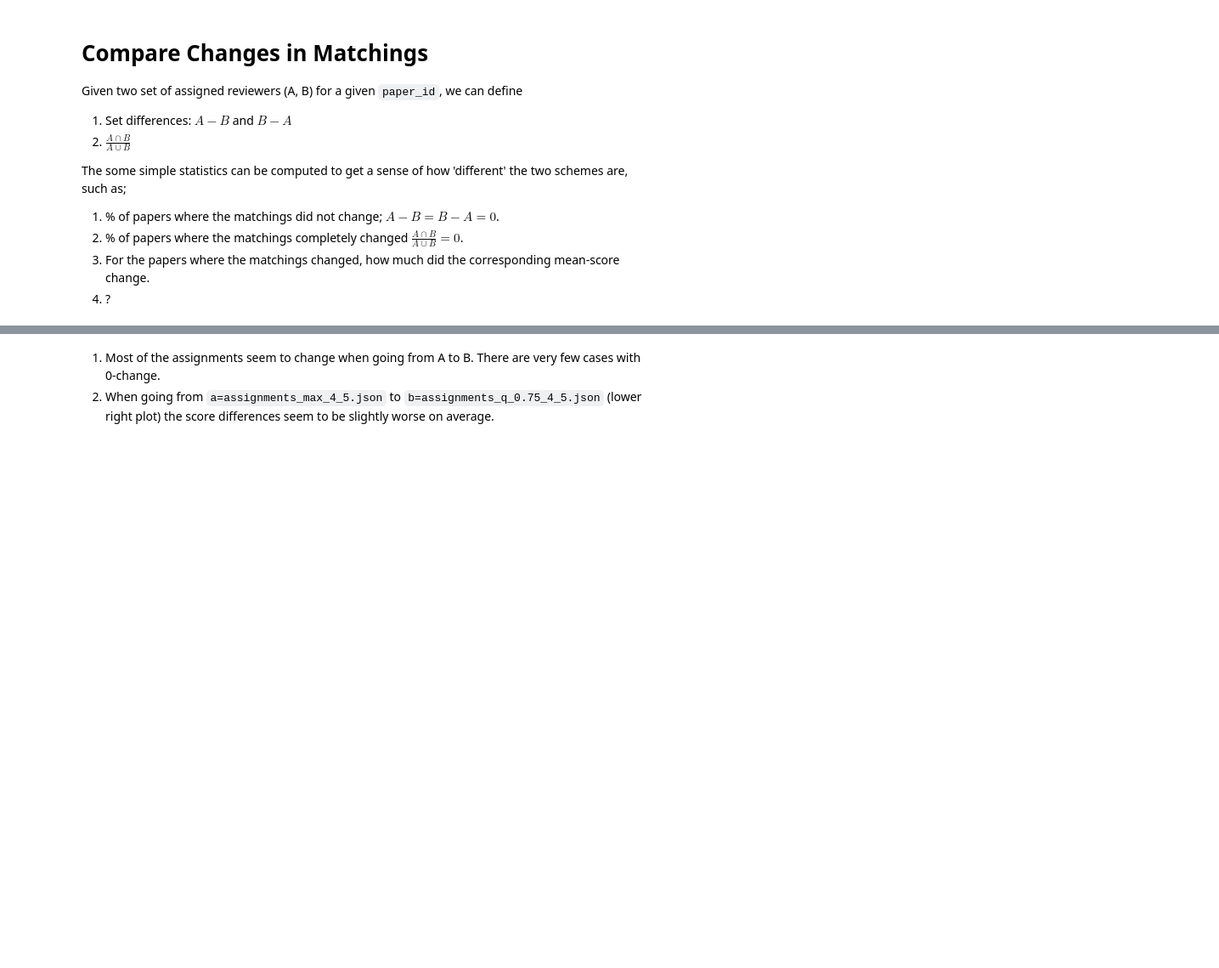
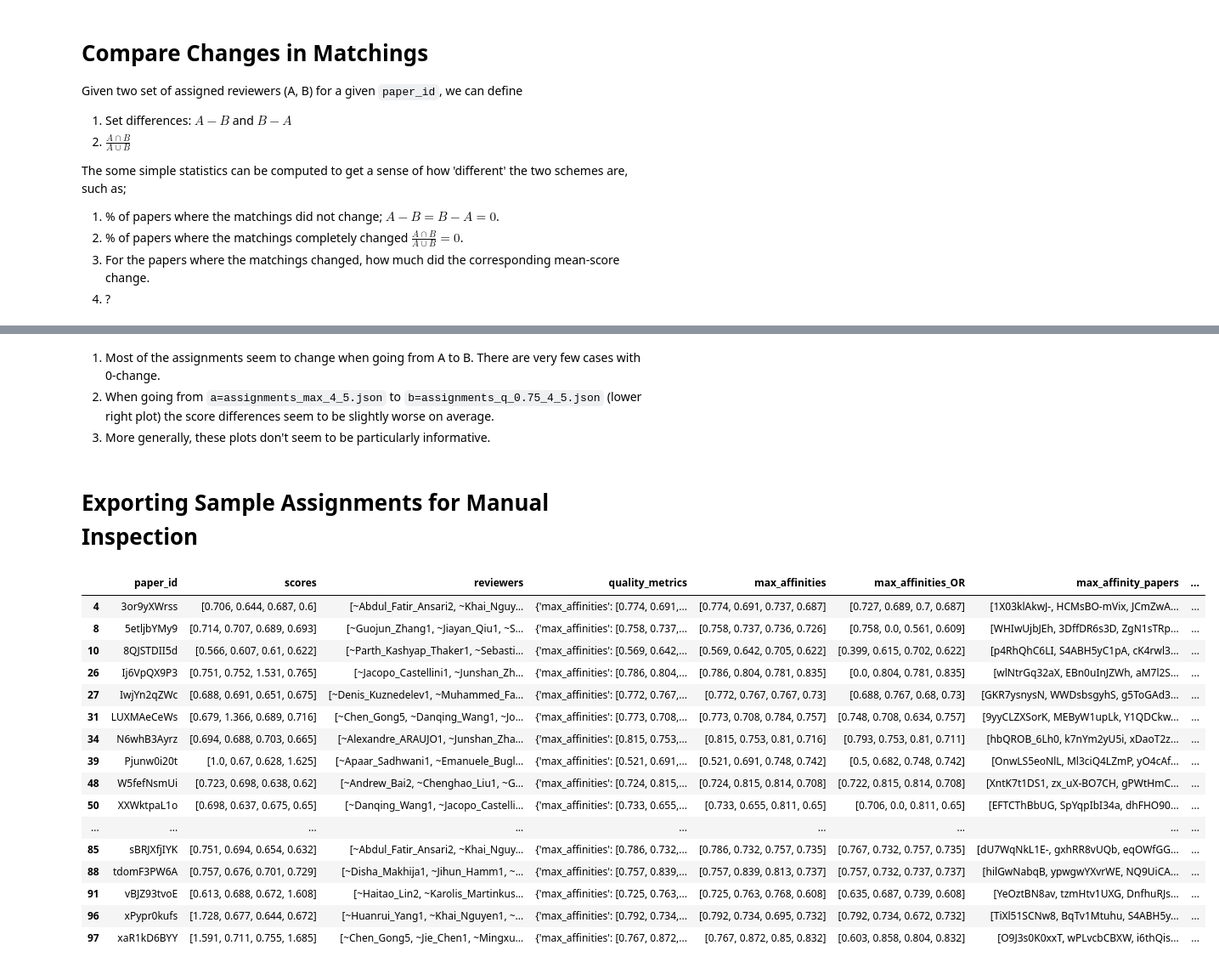
Before and after one commit to juan43ramirez/openreview-matcher, a Jupyter notebook: ICML2025/evaluate_matches.ipynb, the cells around one changed output, grey strips where cells are left out. Shown: that part at 85% size. Saved outputs shown, nothing was run; the diff lists cells and outputs as text; code cells hidden in the pictures; blank space fills up the shorter version.

```diff
--- a/ICML2025/evaluate_matches.ipynb
+++ b/ICML2025/evaluate_matches.ipynb
@@ -412,3 +436,20 @@ Histogram of changes in assignments between A and B
 # %% [markdown]
 1. Most of the assignments seem to change when going from A to B. There are very few cases with 0-change.
 2. When going from `a=assignments_max_4_5.json` to `b=assignments_q_0.75_4_5.json` (lower right plot) the score differences seem to be slightly worse on average.
+3. More generally, these plots don't seem to be particularly informative.
+# %% [markdown]
+# Exporting Sample Assignments for Manual Inspection
+# %%
+# Get a set of paper_ids from one of the matchings
+sample_size = 25
+for matching_name, info in all_matchings.items():
+    mdf = info['matchings_df']
+    paper_ids = mdf.sample(sample_size).reset_index().paper_id
+    break
+# %%
+sample_matchings = {}
+# For these paper_ids, get the matchings under all settings
+for matching_name, info in all_matchings.items():
+    mdf = info['matchings_df']
+    sample_df = mdf[mdf.paper_id.isin(paper_ids)]
+    sample_matchings[matching_name] = sample_df
@@ -414,0 +460,20 @@ Histogram of changes in assignments between A and B
+# %%
+display(sample_df)
+# %% [output]
+|  | paper_id | scores | reviewers | quality_metrics | max_affinities | max_affinities_OR | max_affinity_papers | ... |
+| 4 | 3or9yXWrss | [0.706, 0.644, 0.687, 0.6] | [~Abdul_Fatir_Ansari2, ~Khai_Nguy... | {'max_affinities': [0.774, 0.691,... | [0.774, 0.691, 0.737, 0.687] | [0.727, 0.689, 0.7, 0.687] | [1X03klAkwJ-, HCMsBO-mVix, JCmZwA... | ... |
+| 8 | 5etljbYMy9 | [0.714, 0.707, 0.689, 0.693] | [~Guojun_Zhang1, ~Jiayan_Qiu1, ~S... | {'max_affinities': [0.758, 0.737,... | [0.758, 0.737, 0.736, 0.726] | [0.758, 0.0, 0.561, 0.609] | [WHIwUjbJEh, 3DffDR6s3D, ZgN1sTRp... | ... |
+| 10 | 8QJSTDII5d | [0.566, 0.607, 0.61, 0.622] | [~Parth_Kashyap_Thaker1, ~Sebasti... | {'max_affinities': [0.569, 0.642,... | [0.569, 0.642, 0.705, 0.622] | [0.399, 0.615, 0.702, 0.622] | [p4RhQhC6LI, S4ABH5yC1pA, cK4rwl3... | ... |
+| 26 | Ij6VpQX9P3 | [0.751, 0.752, 1.531, 0.765] | [~Jacopo_Castellini1, ~Junshan_Zh... | {'max_affinities': [0.786, 0.804,... | [0.786, 0.804, 0.781, 0.835] | [0.0, 0.804, 0.781, 0.835] | [wlNtrGq32aX, EBn0uInJZWh, aM7l2S... | ... |
+| 27 | IwjYn2qZWc | [0.688, 0.691, 0.651, 0.675] | [~Denis_Kuznedelev1, ~Muhammed_Fa... | {'max_affinities': [0.772, 0.767,... | [0.772, 0.767, 0.767, 0.73] | [0.688, 0.767, 0.68, 0.73] | [GKR7ysnysN, WWDsbsgyhS, g5ToGAd3... | ... |
+| 31 | LUXMAeCeWs | [0.679, 1.366, 0.689, 0.716] | [~Chen_Gong5, ~Danqing_Wang1, ~Jo... | {'max_affinities': [0.773, 0.708,... | [0.773, 0.708, 0.784, 0.757] | [0.748, 0.708, 0.634, 0.757] | [9yyCLZXSorK, MEByW1upLk, Y1QDCkw... | ... |
+| 34 | N6whB3Ayrz | [0.694, 0.688, 0.703, 0.665] | [~Alexandre_ARAUJO1, ~Junshan_Zha... | {'max_affinities': [0.815, 0.753,... | [0.815, 0.753, 0.81, 0.716] | [0.793, 0.753, 0.81, 0.711] | [hbQROB_6Lh0, k7nYm2yU5i, xDaoT2z... | ... |
+| 39 | Pjunw0i20t | [1.0, 0.67, 0.628, 1.625] | [~Apaar_Sadhwani1, ~Emanuele_Bugl... | {'max_affinities': [0.521, 0.691,... | [0.521, 0.691, 0.748, 0.742] | [0.5, 0.682, 0.748, 0.742] | [OnwLS5eoNlL, Ml3ciQ4LZmP, yO4cAf... | ... |
+| 48 | W5fefNsmUi | [0.723, 0.698, 0.638, 0.62] | [~Andrew_Bai2, ~Chenghao_Liu1, ~G... | {'max_affinities': [0.724, 0.815,... | [0.724, 0.815, 0.814, 0.708] | [0.722, 0.815, 0.814, 0.708] | [XntK7t1DS1, zx_uX-BO7CH, gPWtHmC... | ... |
+| 50 | XXWktpaL1o | [0.698, 0.637, 0.675, 0.65] | [~Danqing_Wang1, ~Jacopo_Castelli... | {'max_affinities': [0.733, 0.655,... | [0.733, 0.655, 0.811, 0.65] | [0.706, 0.0, 0.811, 0.65] | [EFTCThBbUG, SpYqpIbI34a, dhFHO90... | ... |
+| ... | ... | ... | ... | ... | ... | ... | ... | ... |
+| 85 | sBRJXfjIYK | [0.751, 0.694, 0.654, 0.632] | [~Abdul_Fatir_Ansari2, ~Khai_Nguy... | {'max_affinities': [0.786, 0.732,... | [0.786, 0.732, 0.757, 0.735] | [0.767, 0.732, 0.757, 0.735] | [dU7WqNkL1E-, gxhRR8vUQb, eqOWfGG... | ... |
+| 88 | tdomF3PW6A | [0.757, 0.676, 0.701, 0.729] | [~Disha_Makhija1, ~Jihun_Hamm1, ~... | {'max_affinities': [0.757, 0.839,... | [0.757, 0.839, 0.813, 0.737] | [0.757, 0.732, 0.737, 0.737] | [hilGwNabqB, ypwgwYXvrWE, NQ9UiCA... | ... |
+| 91 | vBJZ93tvoE | [0.613, 0.688, 0.672, 1.608] | [~Haitao_Lin2, ~Karolis_Martinkus... | {'max_affinities': [0.725, 0.763,... | [0.725, 0.763, 0.768, 0.608] | [0.635, 0.687, 0.739, 0.608] | [YeOztBN8av, tzmHtv1UXG, DnfhuRJs... | ... |
+| 96 | xPypr0kufs | [1.728, 0.677, 0.644, 0.672] | [~Huanrui_Yang1, ~Khai_Nguyen1, ~... | {'max_affinities': [0.792, 0.734,... | [0.792, 0.734, 0.695, 0.732] | [0.792, 0.734, 0.672, 0.732] | [TiXl51SCNw8, BqTv1Mtuhu, S4ABH5y... | ... |
+| 97 | xaR1kD6BYY | [1.591, 0.711, 0.755, 1.685] | [~Chen_Gong5, ~Jie_Chen1, ~Mingxu... | {'max_affinities': [0.767, 0.872,... | [0.767, 0.872, 0.85, 0.832] | [0.603, 0.858, 0.804, 0.832] | [O9J3s0K0xxT, wPLvcbCBXW, i6thQis... | ... |
```
Also changed, not shown: parts of 12 cells of this notebook, 2 other files.
